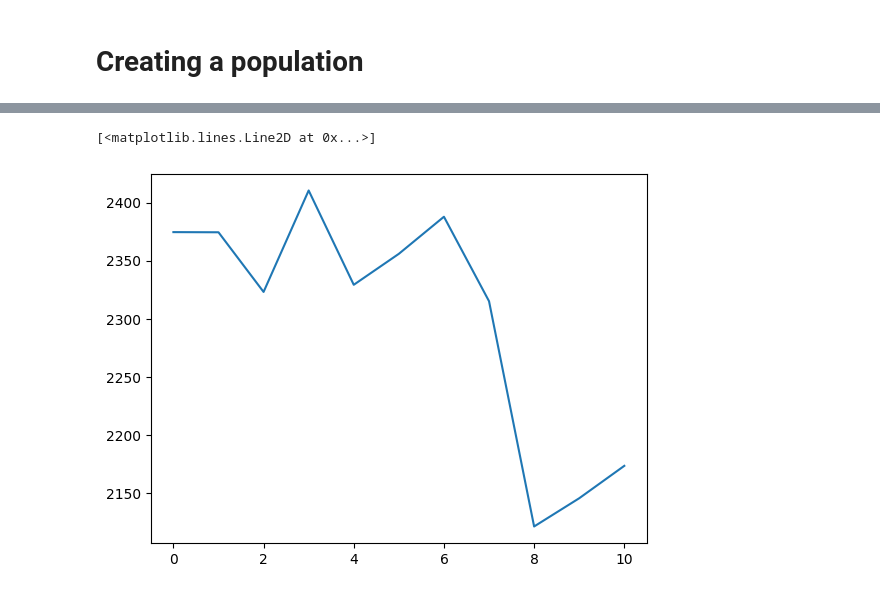
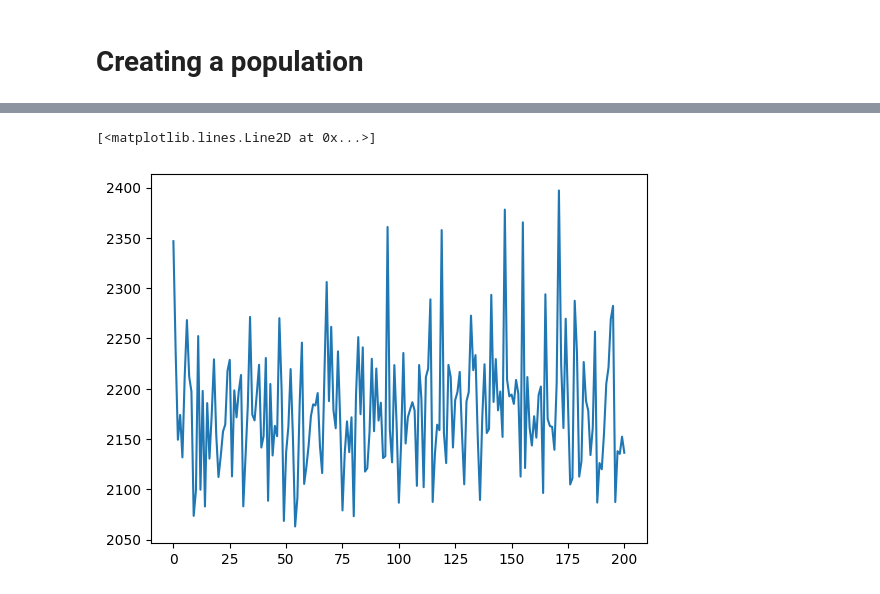
Before and after one commit to FabioMMaia/fjsp_genetic_tabu, a Jupyter notebook: Pipeline.ipynb, the cells around one changed output, grey strips where cells are left out. Saved outputs shown, nothing was run; the diff lists cells and outputs as text; code cells hidden in the pictures.

Commit message:
finishing genetic algo

```diff
--- a/Pipeline.ipynb
+++ b/Pipeline.ipynb
@@ -74,5 +74,5 @@ pop.selection()[0].show_output()
 # %%
 machines = dt_times.columns[dt_times.columns.str.startswith('M')].tolist()
-pop = genetic_fjsp.Population(dt_times, machines, Popsize=200, maxGen=10)
+pop = genetic_fjsp.Population(dt_times, machines)# Popsize=400, maxGen=20)
 # %%
 aux = pop.pipeline_generation()
@@ -79,5 +90,5 @@ aux = pop.pipeline_generation()
 # %%
-plt.plot(pop.time_series_scores)
+plt.plot(pop.scores_mean)
 # %% [output]
 [<matplotlib.lines.Line2D at 0x...>]
-[figure, old version]
+[figure, new version]
```
Also changed, not shown: parts of 4 cells of this notebook, 1 other file.
